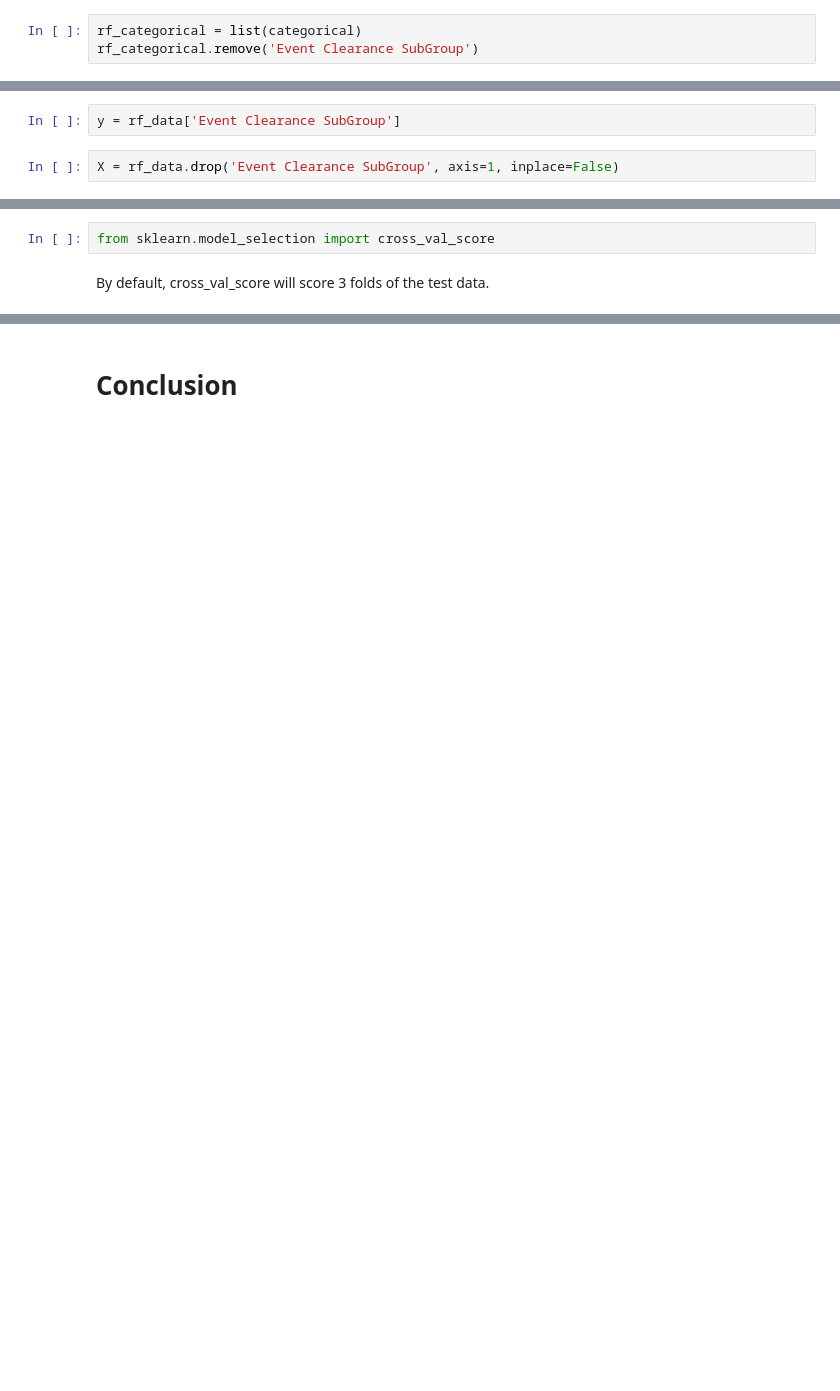
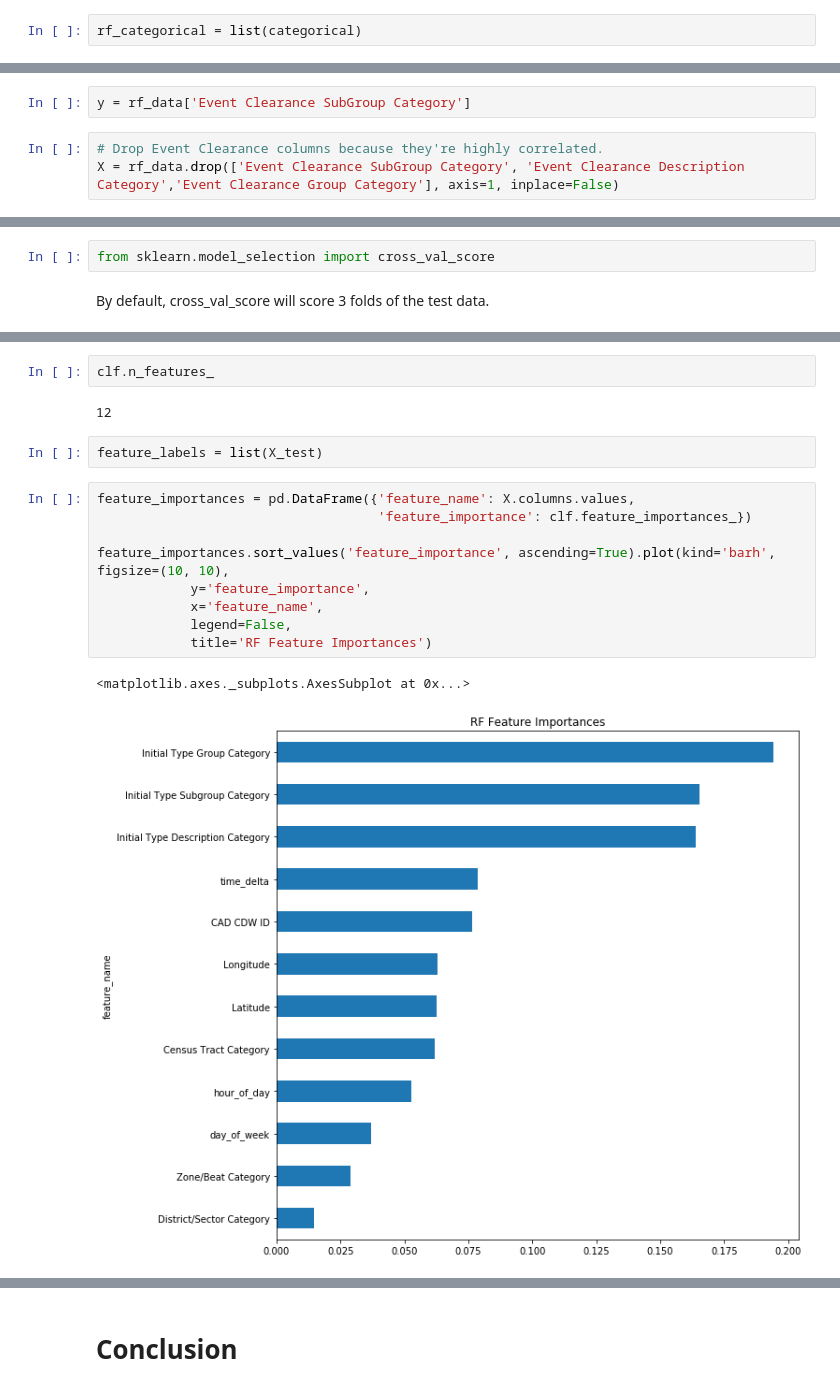
Before and after one commit to rileynwong/seattle-911, a Jupyter notebook: Seattle_911_Analysis.ipynb, the cells around one changed output, grey strips where cells are left out. Cells and saved outputs as stored; diff of their text form; blank space fills up the shorter version.

```diff
--- a/Seattle_911_Analysis.ipynb
+++ b/Seattle_911_Analysis.ipynb
@@ -633,6 +662,5 @@ dtype: object
 # %%
 rf_categorical = list(categorical)
-rf_categorical.remove('Event Clearance SubGroup')
 # %%
 # Drop datetime and categorical columns. We've encoded what we need already anyway.
 rf_drop = ['Event Clearance Date', 'At Scene Time'] + rf_categorical
@@ -645,9 +686,10 @@ rf_data = rf_data.dropna(axis=0, inplace=False)
 # %% [markdown]
 #### Split our data into inputs and target, training and test sets
 # %%
-y = rf_data['Event Clearance SubGroup']
+y = rf_data['Event Clearance SubGroup Category']
 # %%
-X = rf_data.drop('Event Clearance SubGroup', axis=1, inplace=False)
+# Drop Event Clearance columns because they're highly correlated.
+X = rf_data.drop(['Event Clearance SubGroup Category', 'Event Clearance Description Category','Event Clearance Group Category'], axis=1, inplace=False)
 # %%
 X_train, X_test, y_train, y_test = train_test_split(X, y, test_size=0.33, random_state=0)
 # %% [markdown]
@@ -702,0 +819,18 @@ roc_auc_score(y_test, y_pred)
+# %%
+clf.n_features_
+# %% [output]
+12
+# %%
+feature_labels = list(X_test)
+# %%
+feature_importances = pd.DataFrame({'feature_name': X.columns.values,
+                                    'feature_importance': clf.feature_importances_})
+
+feature_importances.sort_values('feature_importance', ascending=True).plot(kind='barh', figsize=(10, 10),
+            y='feature_importance',
+            x='feature_name',
+            legend=False,
+            title='RF Feature Importances')
+# %% [output]
+<matplotlib.axes._subplots.AxesSubplot at 0x...>
+[figure, added]
```
Also changed, not shown: parts of 46 cells of this notebook.
